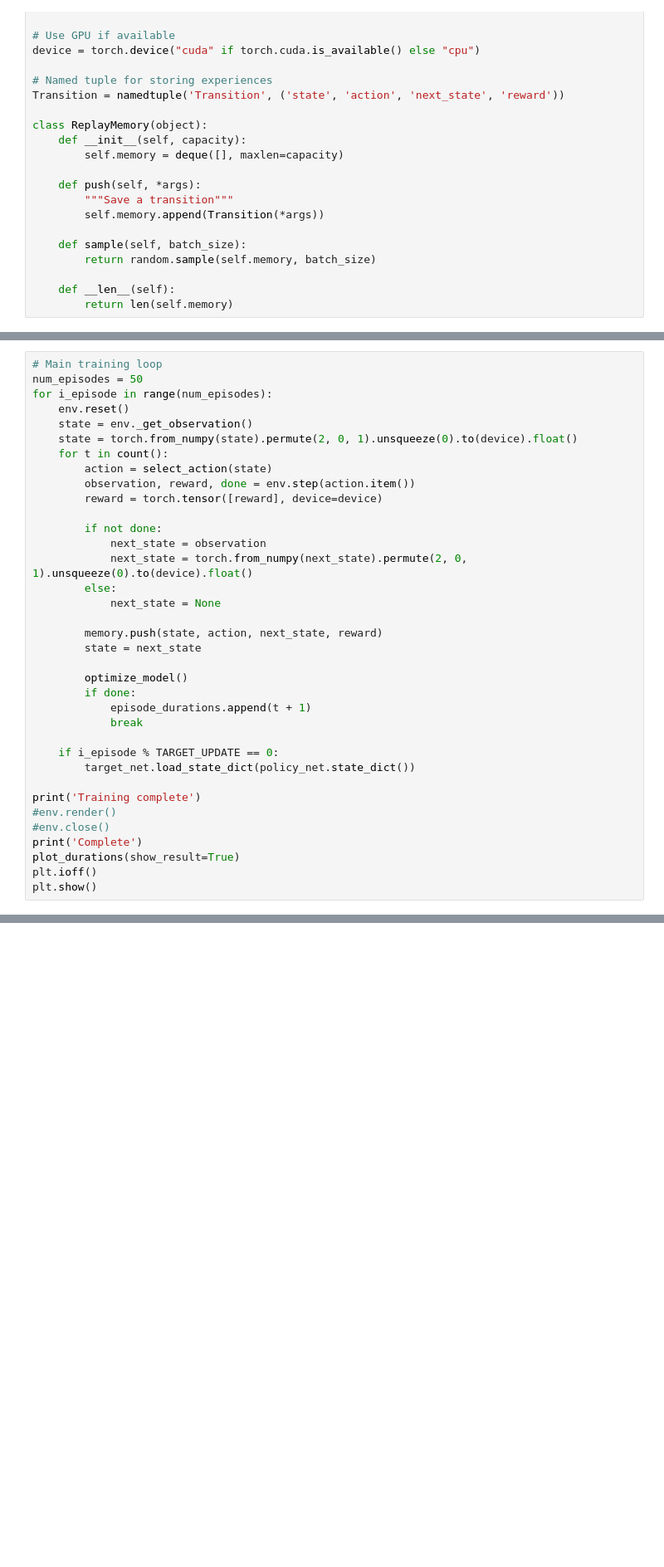
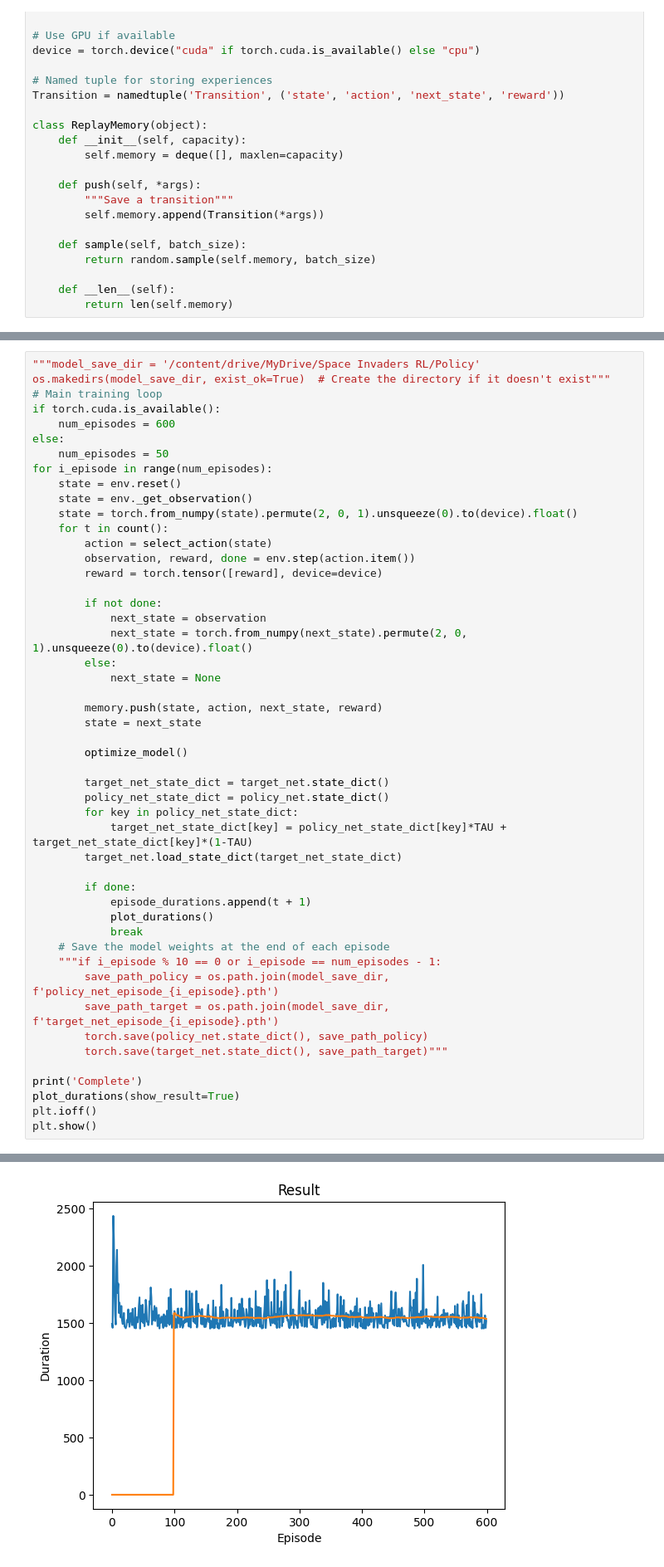
Before and after one commit to AraratRobotics/RL-Enabled-DQN-Space-Defenders, a Jupyter notebook: RL_Enabled_DQN_Space_Invaders.ipynb, the cells around one changed output, grey strips where cells are left out. Shown at 83% size. Drawn from its saved outputs; the diff is of its cells as text; blank space fills up the shorter version.

```diff
--- a/RL_Enabled_DQN_Space_Invaders.ipynb
+++ b/RL_Enabled_DQN_Space_Invaders.ipynb
@@ -434,8 +465,13 @@ Outputs 4
 # %%
+"""model_save_dir = '/content/drive/MyDrive/Space Invaders RL/Policy'
+os.makedirs(model_save_dir, exist_ok=True)  # Create the directory if it doesn't exist"""
 # Main training loop
-num_episodes = 50
+if torch.cuda.is_available():
+    num_episodes = 600
+else:
+    num_episodes = 50
 for i_episode in range(num_episodes):
-    env.reset()
+    state = env.reset()
     state = env._get_observation()
     state = torch.from_numpy(state).permute(2, 0, 1).unsqueeze(0).to(device).float()
     for t in count():
@@ -453,16 +489,24 @@ for i_episode in range(num_episodes):
         state = next_state
 
         optimize_model()
+
+        target_net_state_dict = target_net.state_dict()
+        policy_net_state_dict = policy_net.state_dict()
+        for key in policy_net_state_dict:
+            target_net_state_dict[key] = policy_net_state_dict[key]*TAU + target_net_state_dict[key]*(1-TAU)
+        target_net.load_state_dict(target_net_state_dict)
+
         if done:
             episode_durations.append(t + 1)
+            plot_durations()
             break
+    # Save the model weights at the end of each episode
+    """if i_episode % 10 == 0 or i_episode == num_episodes - 1:
+        save_path_policy = os.path.join(model_save_dir, f'policy_net_episode_{i_episode}.pth')
+        save_path_target = os.path.join(model_save_dir, f'target_net_episode_{i_episode}.pth')
+        torch.save(policy_net.state_dict(), save_path_policy)
+        torch.save(target_net.state_dict(), save_path_target)"""
 
-    if i_episode % TARGET_UPDATE == 0:
-        target_net.load_state_dict(policy_net.state_dict())
-
-print('Training complete')
-#env.render()
-#env.close()
 print('Complete')
 plot_durations(show_result=True)
 plt.ioff()
@@ -473,0 +517 @@ TypeError: ignored
+[figure, added]
```
Also changed, not shown: parts of 15 cells of this notebook.
